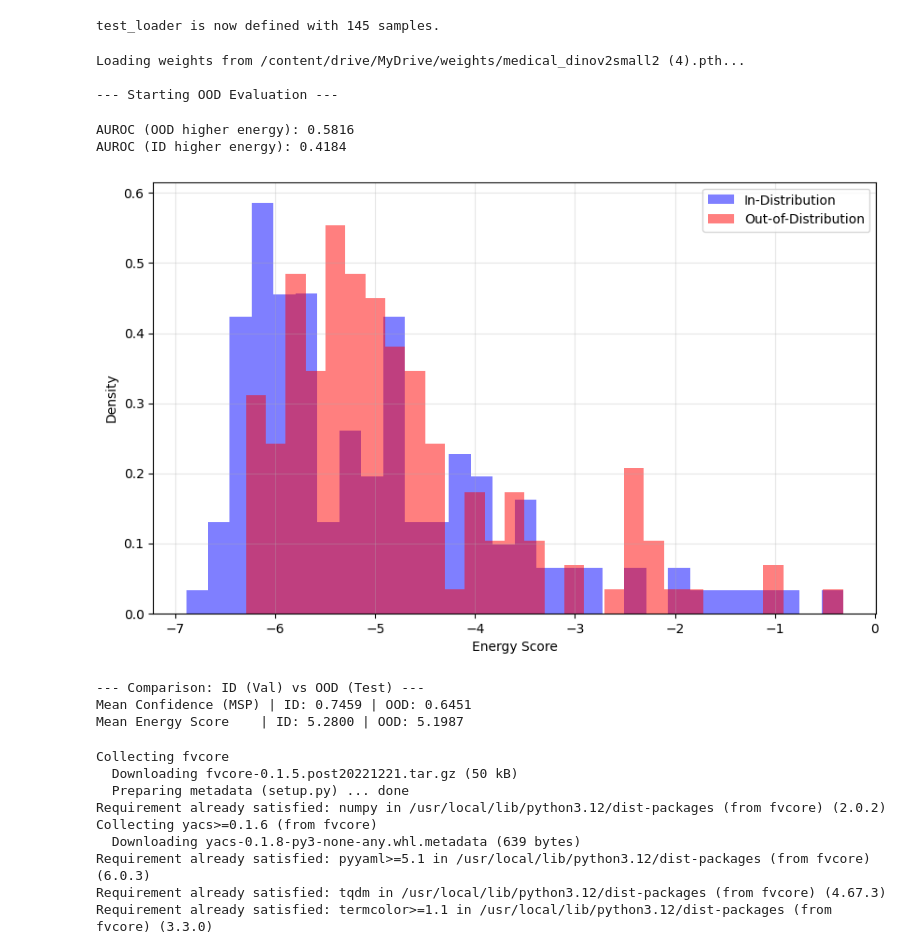
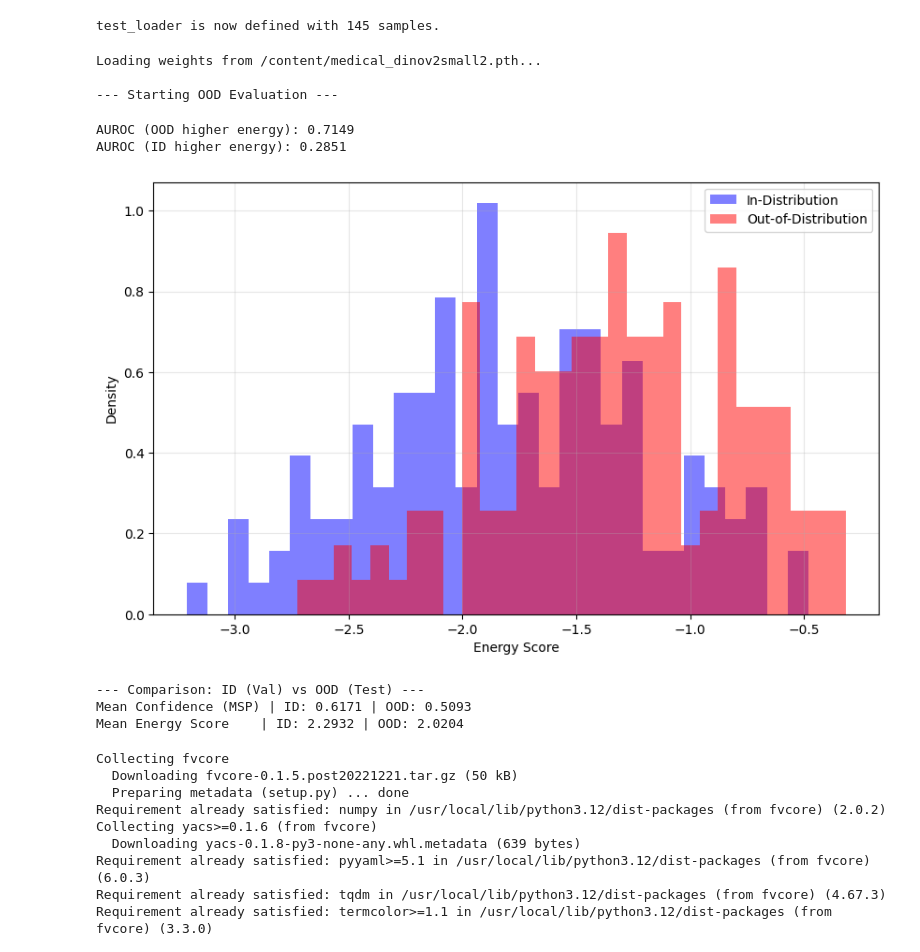
Before and after one commit to KaitlynYip/CompS461F-Group4, a Jupyter notebook: Medical_ChestXray_clipzeroshot.ipynb, the cells around one changed output. Drawn from its saved outputs; the diff is of its cells as text; code cells hidden in the pictures.

```diff
--- a/Medical_ChestXray_clipzeroshot.ipynb
+++ b/Medical_ChestXray_clipzeroshot.ipynb
@@ -1031,7 +993,9 @@ from sklearn.metrics import roc_auc_score, average_precision_score
 
 # 1. LOAD WEIGHTS
 
-checkpoint_path = "/content/drive/MyDrive/weights/medical_dinov2small2 (4).pth"
+#checkpoint_path = "/content/drive/MyDrive/weights/medical_dinov2small2 (4).pth"
+checkpoint_path = "/content/medical_dinov2small2.pth"
+
 print(f"Loading weights from {checkpoint_path}...")
 
 checkpoint = torch.load(checkpoint_path, map_location=device)
@@ -1042,9 +1006,7 @@ if 'logit_scale' in checkpoint:
     with torch.no_grad():
         logit_scale.copy_(checkpoint['logit_scale'])
 
-# ============================================================
 # 2. ENERGY SCORE FUNCTION
-# ============================================================
 @torch.no_grad()
 def get_energy_scores(dataloader, model, adapter, text_features, T=0.1):
     model.eval()
@@ -1079,39 +1041,37 @@ def get_energy_scores(dataloader, model, adapter, text_features, T=0.1):
 
     return np.concatenate(energies)
 
 # RUN EVALUATION
 print("\n--- Starting OOD Evaluation ---")
 id_energy = get_energy_scores(val_loader, model, adapter, text_features)
 ood_energy = get_energy_scores(test_loader, model, adapter, text_features)
 y_true =np.array([0] * len(id_energy) + [1] * len(ood_energy))
 y_scores = np.concatenate([-id_energy, -ood_energy])
 auroc_direct = roc_auc_score(y_true, np.concatenate([id_energy, ood_energy]))
 auroc_inverted = roc_auc_score(y_true, np.concatenate([-id_energy, -ood_energy]))
 
 print(f"AUROC (OOD higher energy): {auroc_direct:.4f}")
 print(f"AUROC (ID higher energy): {auroc_inverted:.4f}")
 
 
 # PLOT DISTRIBUTIONS
 
 plt.figure(figsize=(10, 6))
-
-# Histogram of Energy Scores
 plt.hist(id_energy, bins=30, alpha=0.5, label='In-Distribution', color='blue', density=True)
 plt.hist(ood_energy, bins=30, alpha=0.5, label='Out-of-Distribution', color='red', density=True)
 
 plt.xlabel('Energy Score')
 plt.ylabel('Density')
 plt.legend()
 plt.grid(alpha=0.3)
 plt.show()
 # %% [output]
-Loading weights from /content/drive/MyDrive/weights/medical_dinov2small2 (4).pth...
+Loading weights from /content/medical_dinov2small2.pth...
 
 --- Starting OOD Evaluation ---
-AUROC (OOD higher energy): 0.5816
-AUROC (ID higher energy): 0.4184
+AUROC (OOD higher energy): 0.7149
+AUROC (ID higher energy): 0.2851
-[figure, old version]
+[figure, new version]
 # %%
 @torch.no_grad()
 def analyze_ood_performance(id_loader, ood_loader):
@@ -1157,8 +1117,8 @@ def analyze_ood_performance(id_loader, ood_loader):
 prob_results, energy_results = analyze_ood_performance(val_loader, test_loader)
 # %% [output]
 --- Comparison: ID (Val) vs OOD (Test) ---
-Mean Confidence (MSP) | ID: 0.7459 | OOD: 0.6451
-Mean Energy Score    | ID: 5.2800 | OOD: 5.1987
+Mean Confidence (MSP) | ID: 0.6171 | OOD: 0.5093
+Mean Energy Score    | ID: 2.2932 | OOD: 2.0204
 # %%
 !pip install fvcore
 import torch
```
Also changed, not shown: parts of 15 cells of this notebook.
